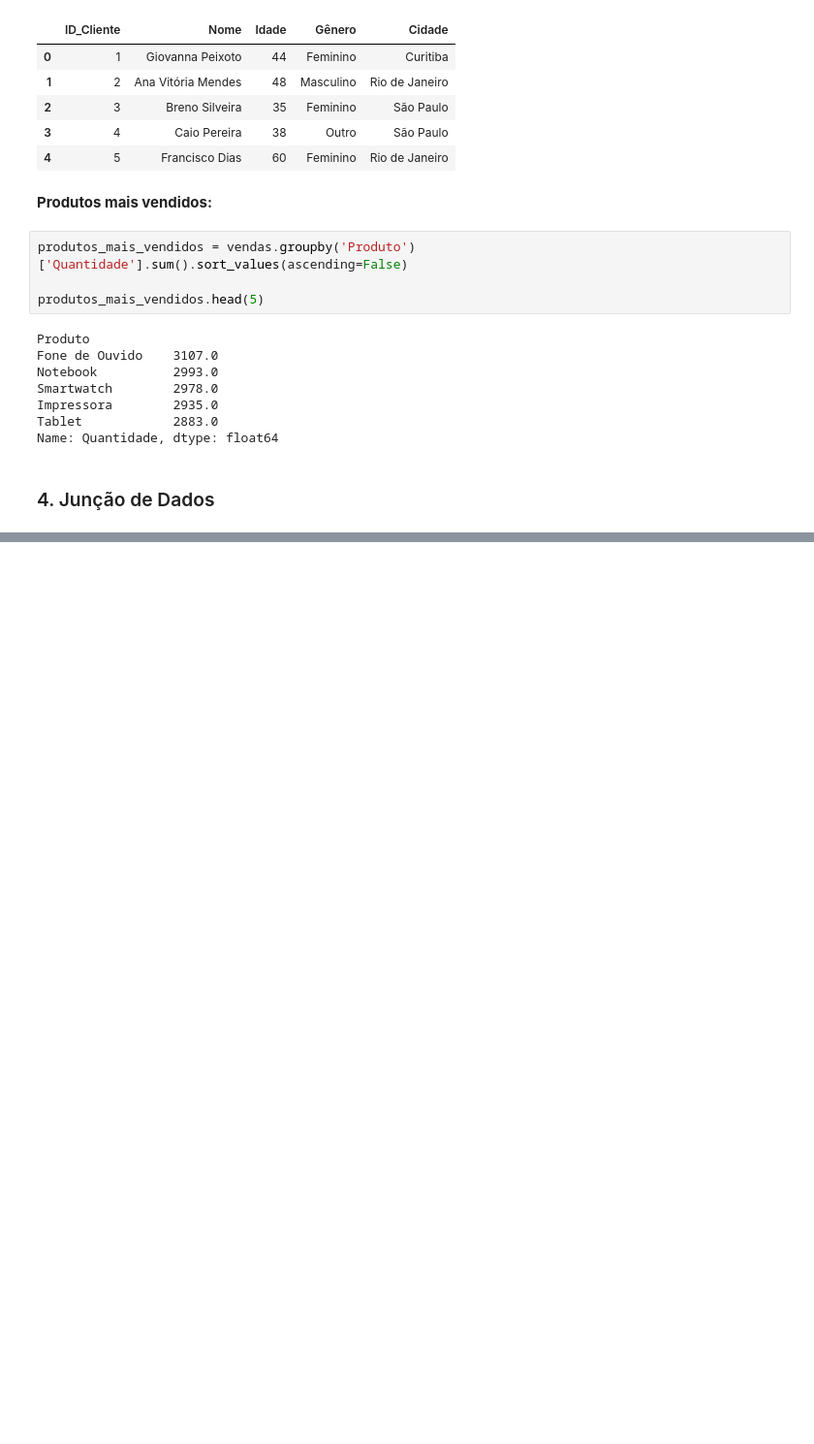
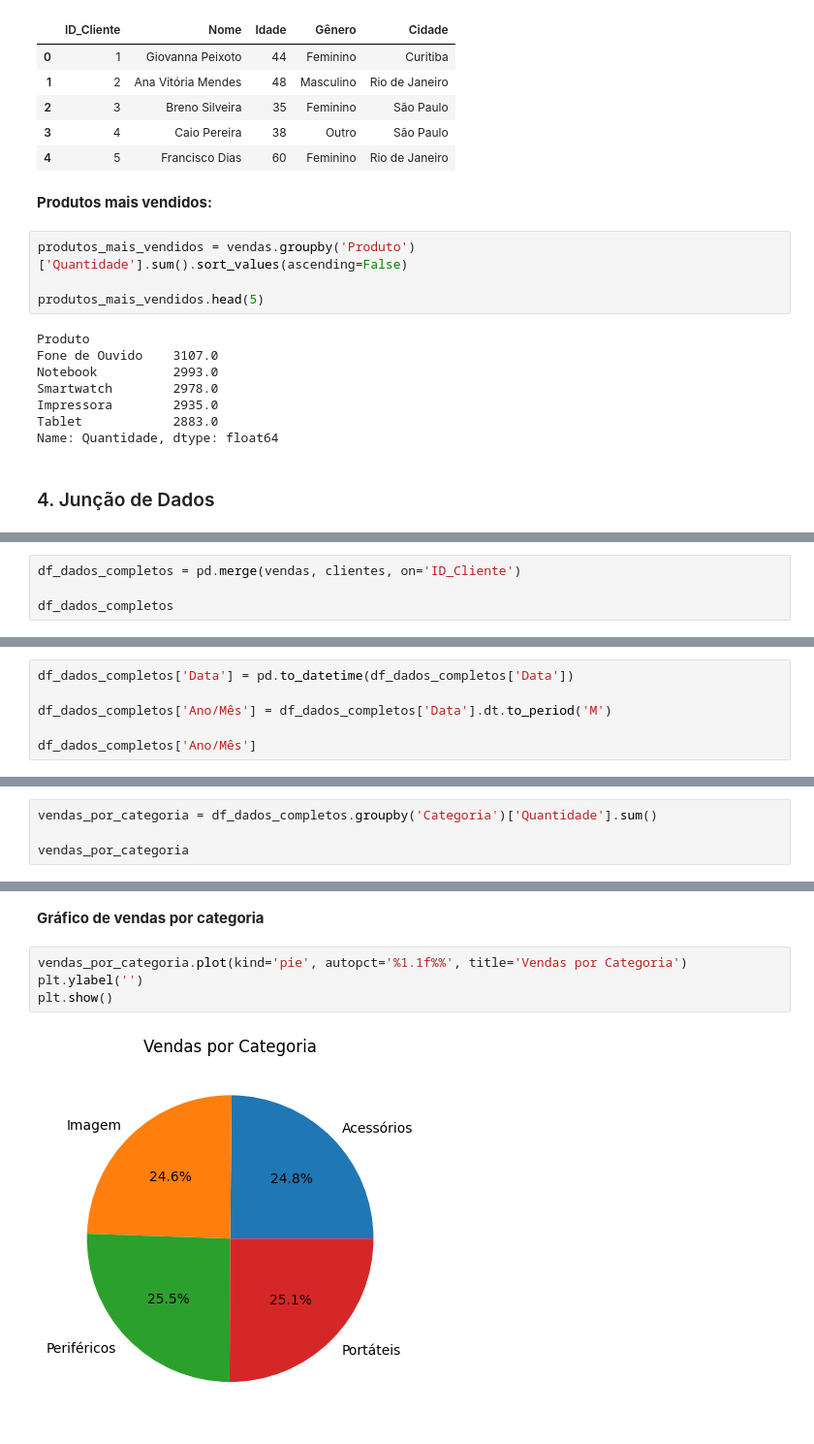
Before and after one commit to luamdrs/analise_vendas_loja, a Jupyter notebook: analise/main.ipynb, the cells around one changed output, grey strips where cells are left out. Shown at 97% size. Cells and saved outputs as stored; diff of their text form; blank space fills up the shorter version.

```diff
--- a/analise/main.ipynb
+++ b/analise/main.ipynb
@@ -151,0 +155,4 @@ Name: Quantidade, dtype: float64
+# %%
+df_dados_completos = pd.merge(vendas, clientes, on='ID_Cliente')
+
+df_dados_completos
@@ -151,0 +175,6 @@ Name: Quantidade, dtype: float64
+# %%
+df_dados_completos['Data'] = pd.to_datetime(df_dados_completos['Data'])
+
+df_dados_completos['Ano/Mês'] = df_dados_completos['Data'].dt.to_period('M')
+
+df_dados_completos['Ano/Mês']
@@ -151,0 +198,4 @@ Name: Quantidade, dtype: float64
+# %%
+vendas_por_categoria = df_dados_completos.groupby('Categoria')['Quantidade'].sum()
+
+vendas_por_categoria
@@ -151,0 +243,8 @@ Name: Quantidade, dtype: float64
+# %% [markdown]
+**Gráfico de vendas por categoria**
+# %%
+vendas_por_categoria.plot(kind='pie', autopct='%1.1f%%', title='Vendas por Categoria')
+plt.ylabel('')
+plt.show()
+# %% [output]
+[figure, added]
```
Also changed, not shown: parts of 15 cells of this notebook.
